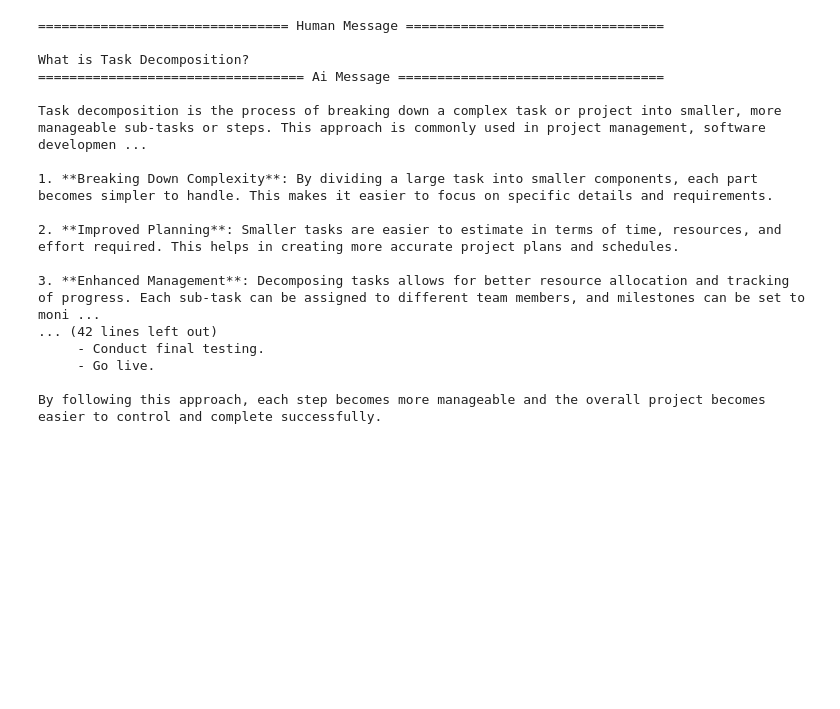
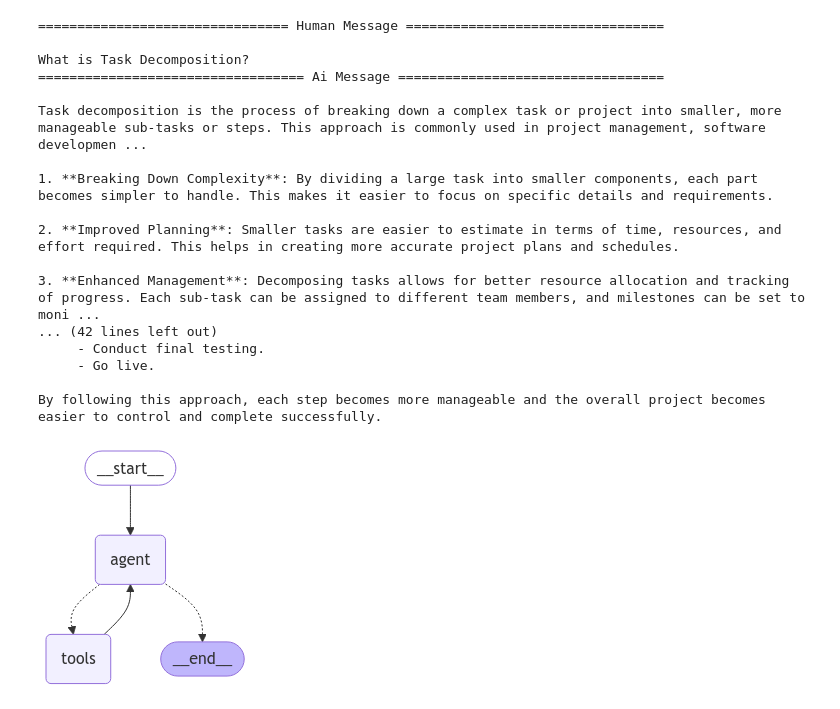
Before and after one commit to Riddhikshah21/QAbot_RAG_agent, a Jupyter notebook: chatbot/rag_app_part2.ipynb, the cells around one changed output. Cells and saved outputs as stored; diff of their text form; code cells hidden in the pictures; blank space fills up the shorter version.

```diff
--- a/chatbot/rag_app_part2.ipynb
+++ b/chatbot/rag_app_part2.ipynb
@@ -242,3 +242,11 @@ By following this approach, each step becomes more manageable and the overall pr
 #     config=config,
 # ):
 #     step["messages"][-1].pretty_print()
+# %%
+from langgraph.prebuilt import create_react_agent
+
+agent_executor = create_react_agent(llm, [retrieve], checkpointer=memory)
+# %%
+display(Image(agent_executor.get_graph().draw_mermaid_png()))
+# %% [output]
+[figure, added]
```
